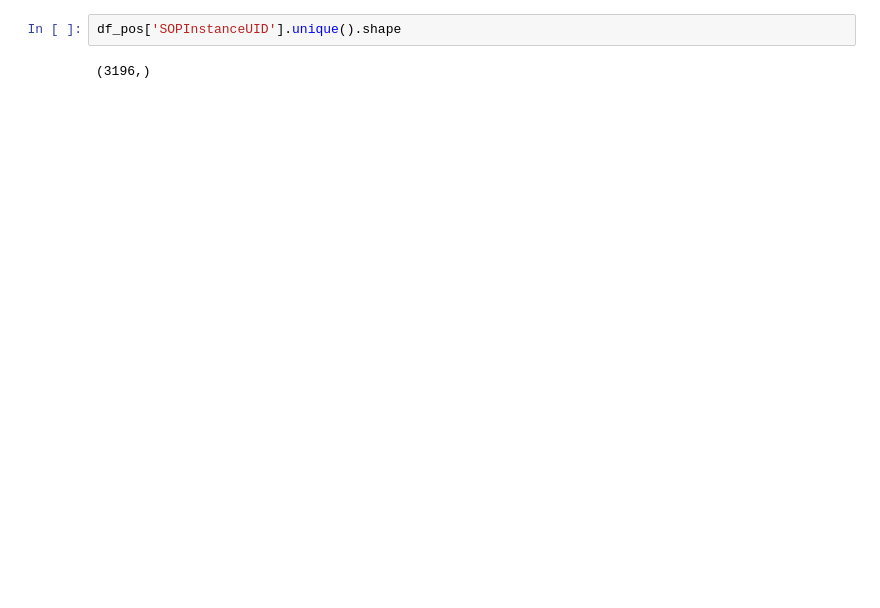
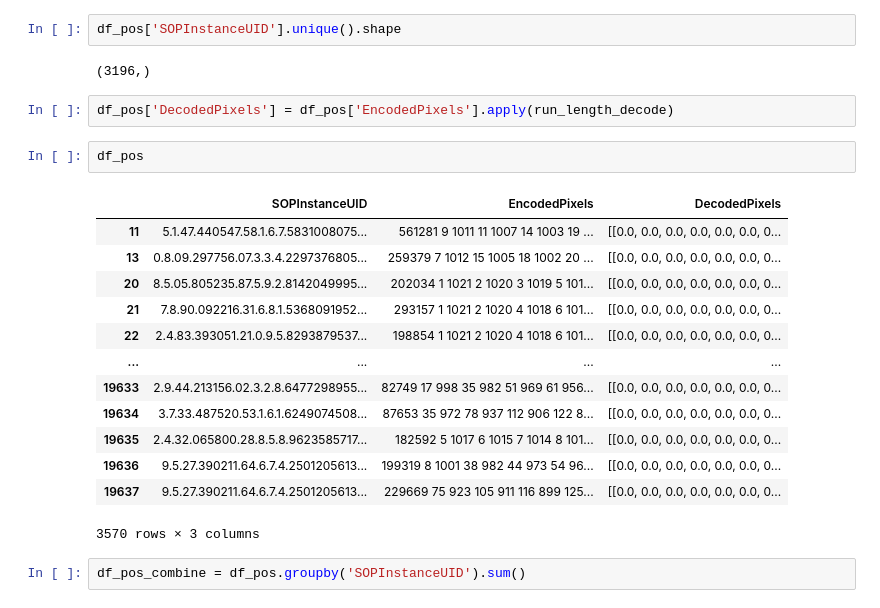
Before and after one commit to Angela-Wang111/DSC-180B-Project, a Jupyter notebook: wk3 decode mask-Copy1.ipynb, the cells around one changed output. Cells and saved outputs as stored; diff of their text form; blank space fills up the shorter version.

```diff
--- a/wk3 decode mask-Copy1.ipynb
+++ b/wk3 decode mask-Copy1.ipynb
@@ -159,3 +158,23 @@ df_pos.shape[0]
 df_pos['SOPInstanceUID'].unique().shape
 # %% [output]
 (3196,)
+# %%
+df_pos['DecodedPixels'] = df_pos['EncodedPixels'].apply(run_length_decode)
+# %%
+df_pos
+# %% [output]
+|  | SOPInstanceUID | EncodedPixels | DecodedPixels |
+| 11 | 5.1.47.440547.58.1.6.7.5831008075... | 561281 9 1011 11 1007 14 1003 19 ... | [[0.0, 0.0, 0.0, 0.0, 0.0, 0.0, 0... |
+| 13 | 0.8.09.297756.07.3.3.4.2297376805... | 259379 7 1012 15 1005 18 1002 20 ... | [[0.0, 0.0, 0.0, 0.0, 0.0, 0.0, 0... |
+| 20 | 8.5.05.805235.87.5.9.2.8142049995... | 202034 1 1021 2 1020 3 1019 5 101... | [[0.0, 0.0, 0.0, 0.0, 0.0, 0.0, 0... |
+| 21 | 7.8.90.092216.31.6.8.1.5368091952... | 293157 1 1021 2 1020 4 1018 6 101... | [[0.0, 0.0, 0.0, 0.0, 0.0, 0.0, 0... |
+| 22 | 2.4.83.393051.21.0.9.5.8293879537... | 198854 1 1021 2 1020 4 1018 6 101... | [[0.0, 0.0, 0.0, 0.0, 0.0, 0.0, 0... |
+| ... | ... | ... | ... |
+| 19633 | 2.9.44.213156.02.3.2.8.6477298955... | 82749 17 998 35 982 51 969 61 956... | [[0.0, 0.0, 0.0, 0.0, 0.0, 0.0, 0... |
+| 19634 | 3.7.33.487520.53.1.6.1.6249074508... | 87653 35 972 78 937 112 906 122 8... | [[0.0, 0.0, 0.0, 0.0, 0.0, 0.0, 0... |
+| 19635 | 2.4.32.065800.28.8.5.8.9623585717... | 182592 5 1017 6 1015 7 1014 8 101... | [[0.0, 0.0, 0.0, 0.0, 0.0, 0.0, 0... |
+| 19636 | 9.5.27.390211.64.6.7.4.2501205613... | 199319 8 1001 38 982 44 973 54 96... | [[0.0, 0.0, 0.0, 0.0, 0.0, 0.0, 0... |
+| 19637 | 9.5.27.390211.64.6.7.4.2501205613... | 229669 75 923 105 911 116 899 125... | [[0.0, 0.0, 0.0, 0.0, 0.0, 0.0, 0... |
+3570 rows × 3 columns
+# %%
+df_pos_combine = df_pos.groupby('SOPInstanceUID').sum()
```
Also changed, not shown: parts of 15 cells of this notebook.
